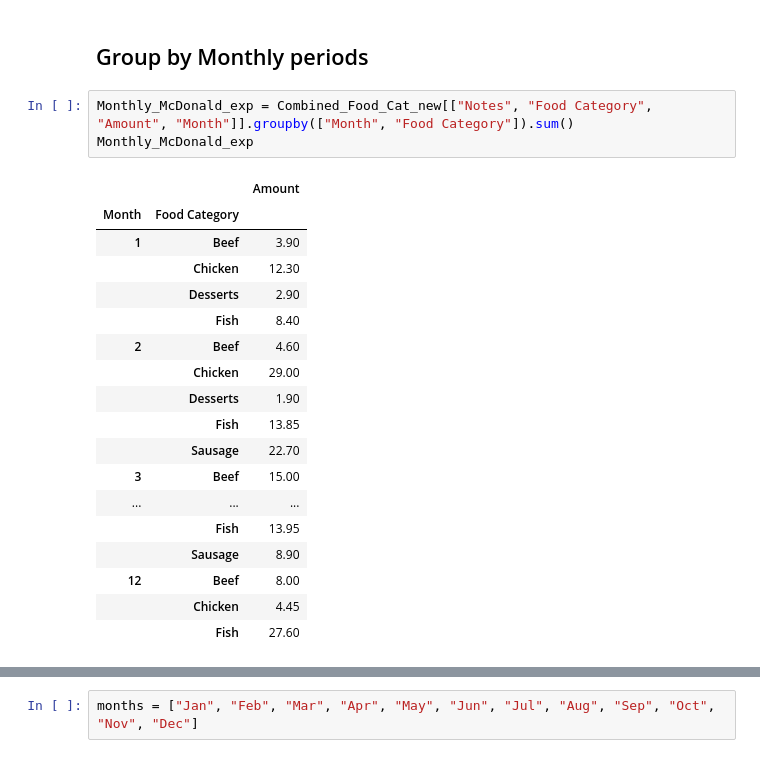
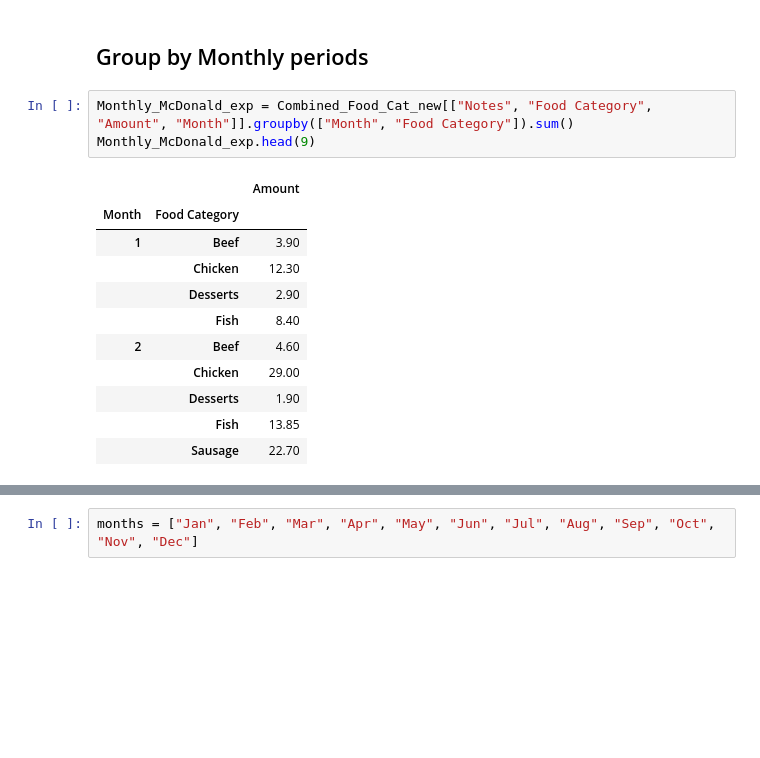
Before and after one commit to leader2345/McDonald-Expenditure-, a Jupyter notebook: My_Expenditure_Multi_Feature.ipynb, the cells around one changed output, grey strips where cells are left out. Saved outputs shown, nothing was run; the diff lists cells and outputs as text; blank space fills up the shorter version.

```diff
--- a/My_Expenditure_Multi_Feature.ipynb
+++ b/My_Expenditure_Multi_Feature.ipynb
@@ -1653,24 +1653,17 @@ MultiIndex([('2014Q2',    'Beef'),
 ## Group by Monthly periods
 # %%
 Monthly_McDonald_exp = Combined_Food_Cat_new[["Notes", "Food Category", "Amount", "Month"]].groupby(["Month", "Food Category"]).sum()
-Monthly_McDonald_exp
+Monthly_McDonald_exp.head(9)
 # %% [output]
 |  |  | Amount |
 | Month | Food Category |  |
 | 1 | Beef | 3.90 |
 |  | Chicken | 12.30 |
 |  | Desserts | 2.90 |
 |  | Fish | 8.40 |
 | 2 | Beef | 4.60 |
 |  | Chicken | 29.00 |
 |  | Desserts | 1.90 |
 |  | Fish | 13.85 |
 |  | Sausage | 22.70 |
-| 3 | Beef | 15.00 |
-| ... | ... | ... |
-|  | Fish | 13.95 |
-|  | Sausage | 8.90 |
-| 12 | Beef | 8.00 |
-|  | Chicken | 4.45 |
-|  | Fish | 27.60 |
 # %%
```
Also changed, not shown: parts of 10 cells of this notebook, 5 other files.
